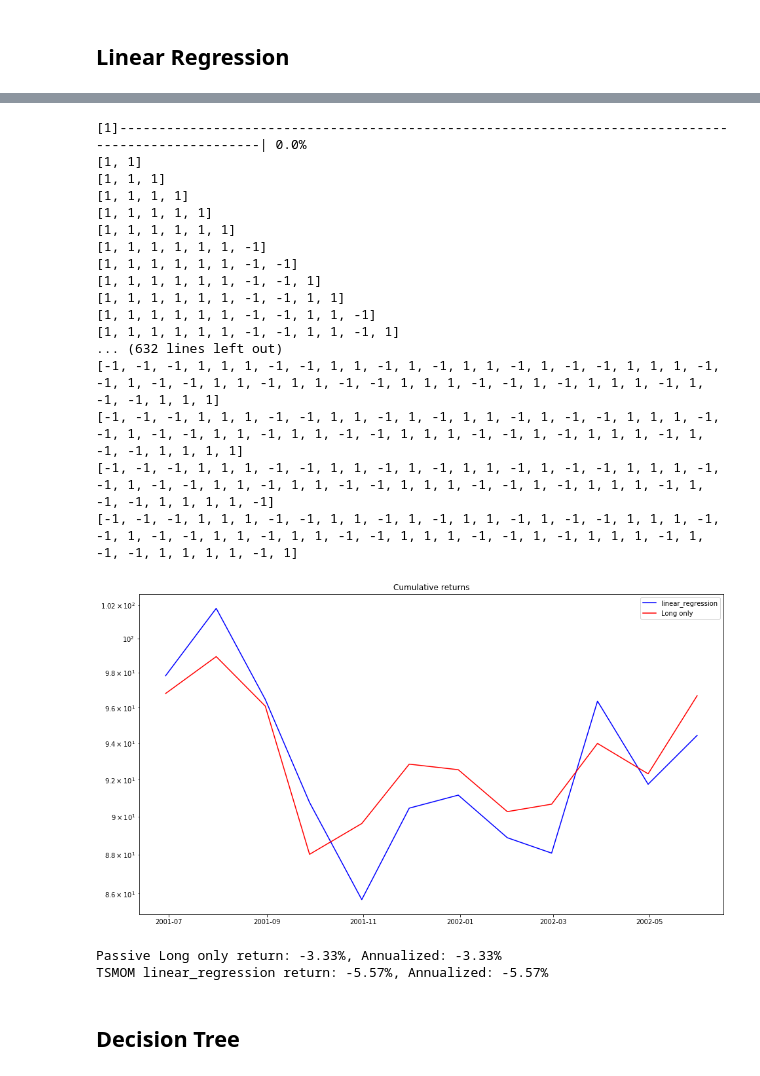
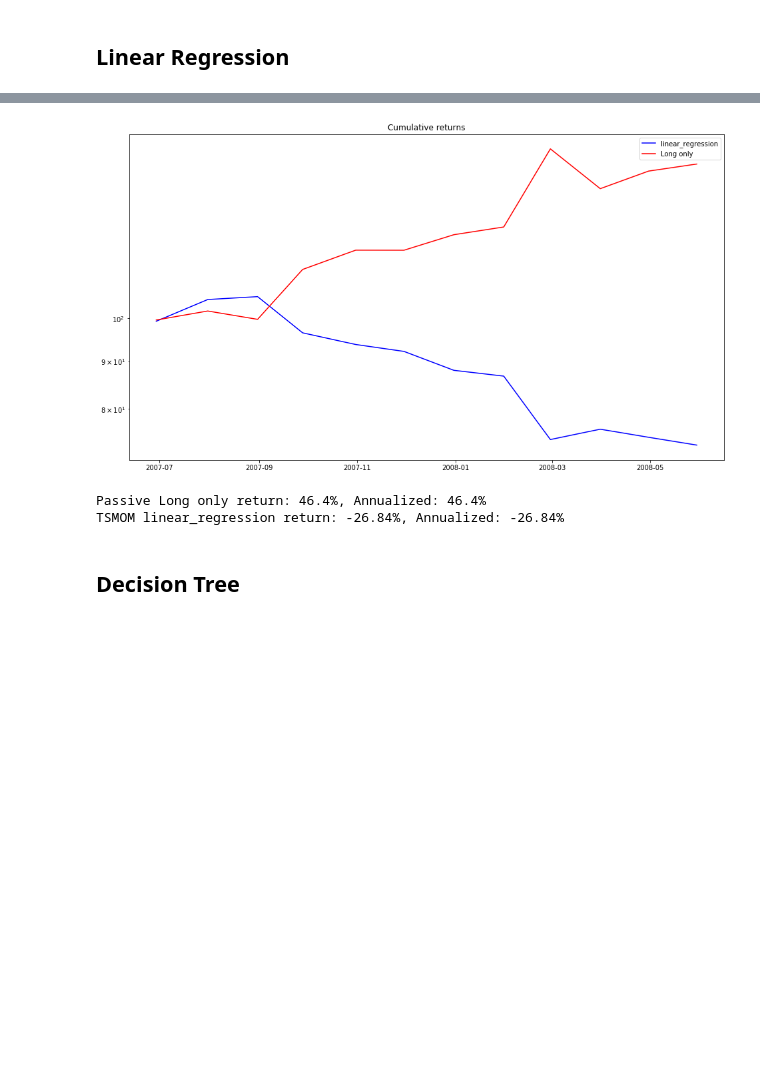
Before and after one commit to turing-usp/Momentum, a Jupyter notebook: TSMOM.ipynb, the cells around one changed output, grey strips where cells are left out. Saved outputs shown, nothing was run; the diff lists cells and outputs as text; code cells hidden in the pictures; blank space fills up the shorter version.

```diff
--- a/TSMOM.ipynb
+++ b/TSMOM.ipynb
@@ -565,26 +543,9 @@ TSMOM linear_regression return: 870.4%, Annualized: 12.71%
 # %%
-backtesting(close_df, gk_monthly, start_date= 12*2, years=1, method="linear_regression", risk=0.4, plot=True);
+backtesting(close_df, gk_monthly, start_date= 12*8, years=1, method="linear_regression", risk=0.4, plot=True);
 # %% [output]
+[figure, new version]
-[1]---------------------------------------------------------------------------------------------------| 0.0%
-[1, 1]
-[1, 1, 1]
-[1, 1, 1, 1]
-[1, 1, 1, 1, 1]
-[1, 1, 1, 1, 1, 1]
-[1, 1, 1, 1, 1, 1, -1]
-[1, 1, 1, 1, 1, 1, -1, -1]
-[1, 1, 1, 1, 1, 1, -1, -1, 1]
-[1, 1, 1, 1, 1, 1, -1, -1, 1, 1]
-[1, 1, 1, 1, 1, 1, -1, -1, 1, 1, -1]
-[1, 1, 1, 1, 1, 1, -1, -1, 1, 1, -1, 1]
-... (632 lines left out)
-[-1, -1, -1, 1, 1, 1, -1, -1, 1, 1, -1, 1, -1, 1, 1, -1, 1, -1, -1, 1, 1, 1, -1, -1, 1, -1, -1, 1, 1, -1, 1, 1, -1, -1, 1, 1, 1, -1, -1, 1, -1, 1, 1, 1, -1, 1, -1, -1, 1, 1, 1]
-[-1, -1, -1, 1, 1, 1, -1, -1, 1, 1, -1, 1, -1, 1, 1, -1, 1, -1, -1, 1, 1, 1, -1, -1, 1, -1, -1, 1, 1, -1, 1, 1, -1, -1, 1, 1, 1, -1, -1, 1, -1, 1, 1, 1, -1, 1, -1, -1, 1, 1, 1, 1]
-[-1, -1, -1, 1, 1, 1, -1, -1, 1, 1, -1, 1, -1, 1, 1, -1, 1, -1, -1, 1, 1, 1, -1, -1, 1, -1, -1, 1, 1, -1, 1, 1, -1, -1, 1, 1, 1, -1, -1, 1, -1, 1, 1, 1, -1, 1, -1, -1, 1, 1, 1, 1, -1]
-[-1, -1, -1, 1, 1, 1, -1, -1, 1, 1, -1, 1, -1, 1, 1, -1, 1, -1, -1, 1, 1, 1, -1, -1, 1, -1, -1, 1, 1, -1, 1, 1, -1, -1, 1, 1, 1, -1, -1, 1, -1, 1, 1, 1, -1, 1, -1, -1, 1, 1, 1, 1, -1, 1]
+Passive Long only return: 46.4%, Annualized: 46.4%
+TSMOM linear_regression return: -26.84%, Annualized: -26.84%
-[figure, old version]
-Passive Long only return: -3.33%, Annualized: -3.33%
-TSMOM linear_regression return: -5.57%, Annualized: -5.57%
 # %% [markdown]
 ## Decision Tree
 # %%
```
Also changed, not shown: parts of 3 cells of this notebook, 1 other file.
